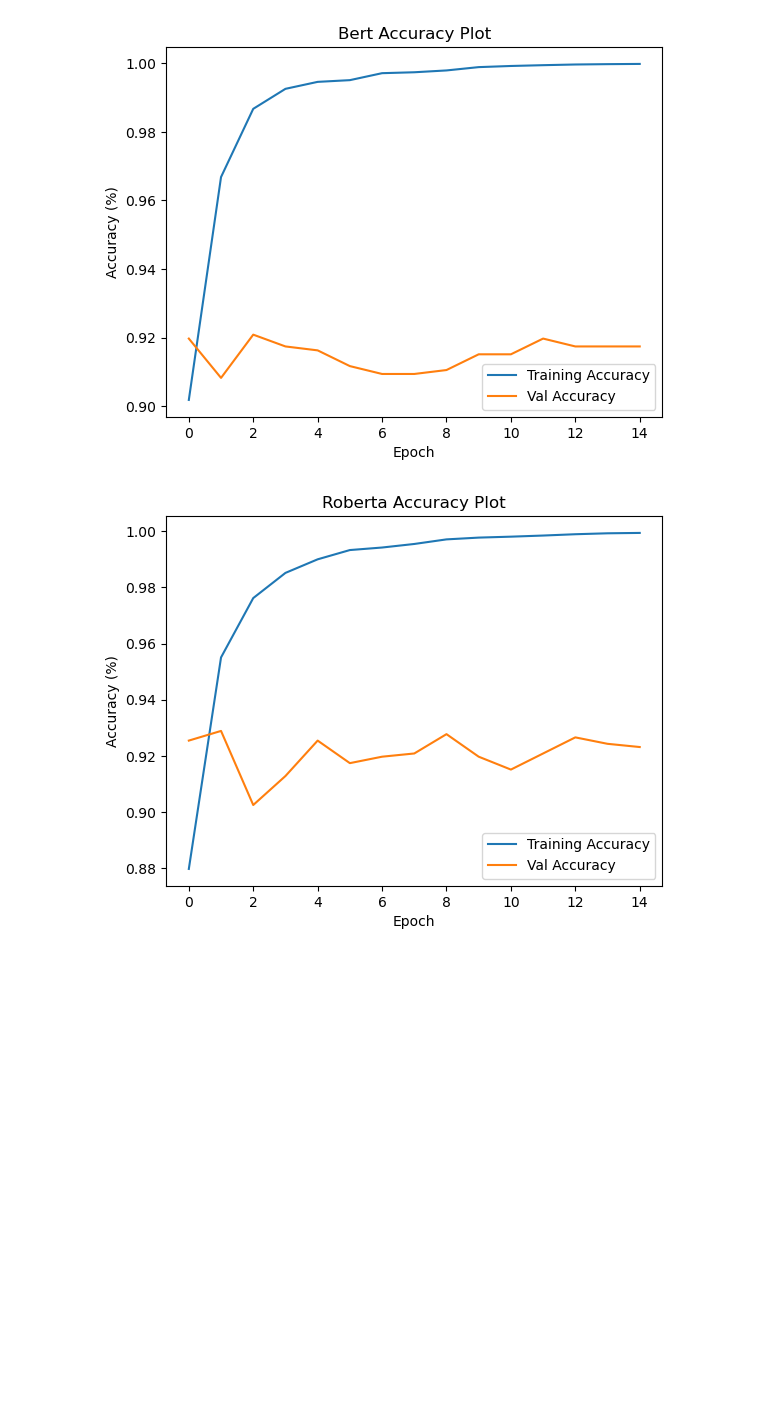
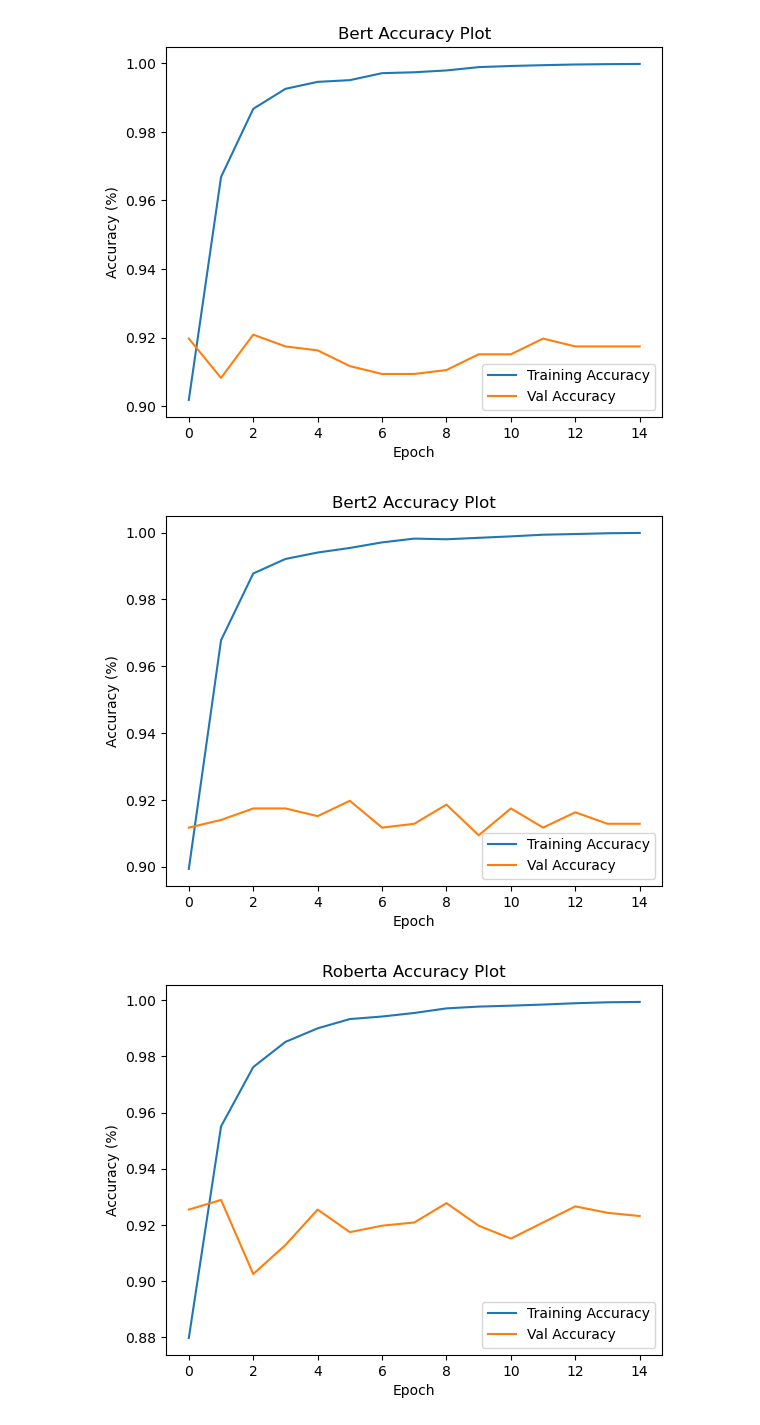
Before and after one commit to aal2015/NLP-Project, a Jupyter notebook: models_analysis.ipynb, the cells around one changed output. Drawn from its saved outputs; the diff is of its cells as text; code cells hidden in the pictures; blank space fills up the shorter version.

```diff
--- a/models_analysis.ipynb
+++ b/models_analysis.ipynb
@@ -268,6 +287,10 @@ from train_eval_func import plotAccuracy
 plotAccuracy(bert_training_hist['train_accs'], bert_training_hist['val_accs'], title='Bert Accuracy Plot')
 # %% [output]
 [figure]
+# %%
+plotAccuracy(bert2_training_hist['train_accs'], bert2_training_hist['val_accs'], title='Bert2 Accuracy Plot')
+# %% [output]
+[figure, added]
 # %%
 plotAccuracy(roberta_training_hist['train_accs'], roberta_training_hist['val_accs'], title='Roberta Accuracy Plot')
 # %% [output]
```
Also changed, not shown: parts of 32 cells of this notebook, 3 other files.
